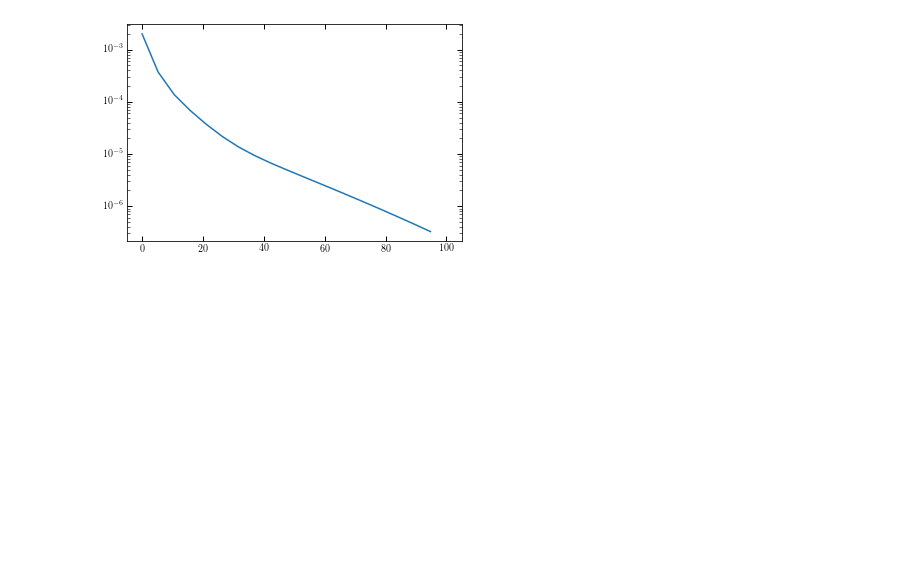
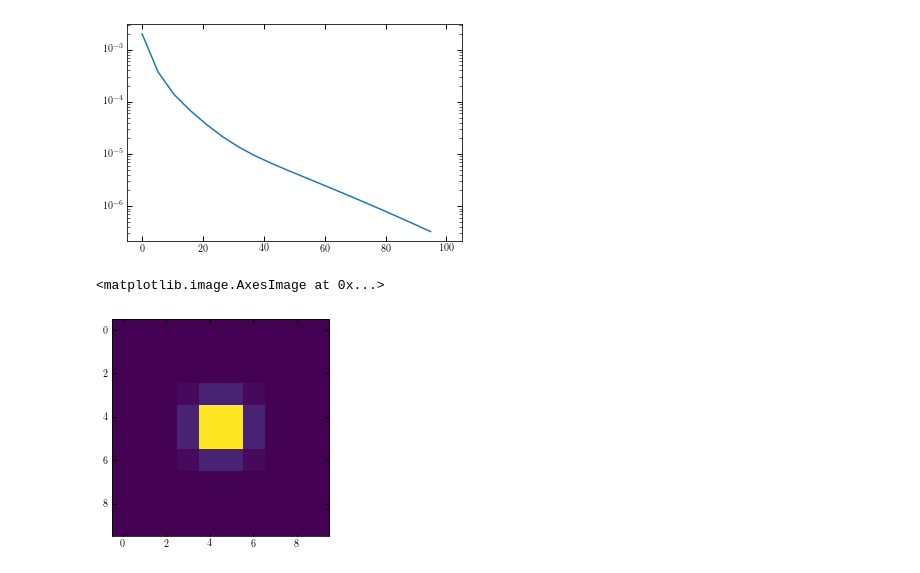
Before and after one commit to jngaravitoc/BFE_integrator, a Jupyter notebook: src/density_example.ipynb, the cells around one changed output. Drawn from its saved outputs; the diff is of its cells as text; code cells hidden in the pictures; blank space fills up the shorter version.

```diff
--- a/src/density_example.ipynb
+++ b/src/density_example.ipynb
@@ -79,3 +77,16 @@ semilogy(r_bins, rho_bins)
 # %% [output]
 [<matplotlib.lines.Line2D at 0x...>]
 [figure]
+# %%
+y_bins = np.linspace(-200, 200, 10)
+z_bins = np.linspace(-200, 200, 10)
+y, z= meshgrid(y_bins, z_bins)
+
+pos = np.array([np.ones(len(y.flatten())), y.flatten(), z.flatten()]).T
+# %%
+rho_bfe = biff.density(np.ascontiguousarray(pos.astype(np.double)), S, T, 1, r_s)
+# %%
+imshow(rho_bfe.reshape(10, 10))
+# %% [output]
+<matplotlib.image.AxesImage at 0x...>
+[figure, added]
```
Also changed, not shown: parts of 1 cell of this notebook, 1 other file.
